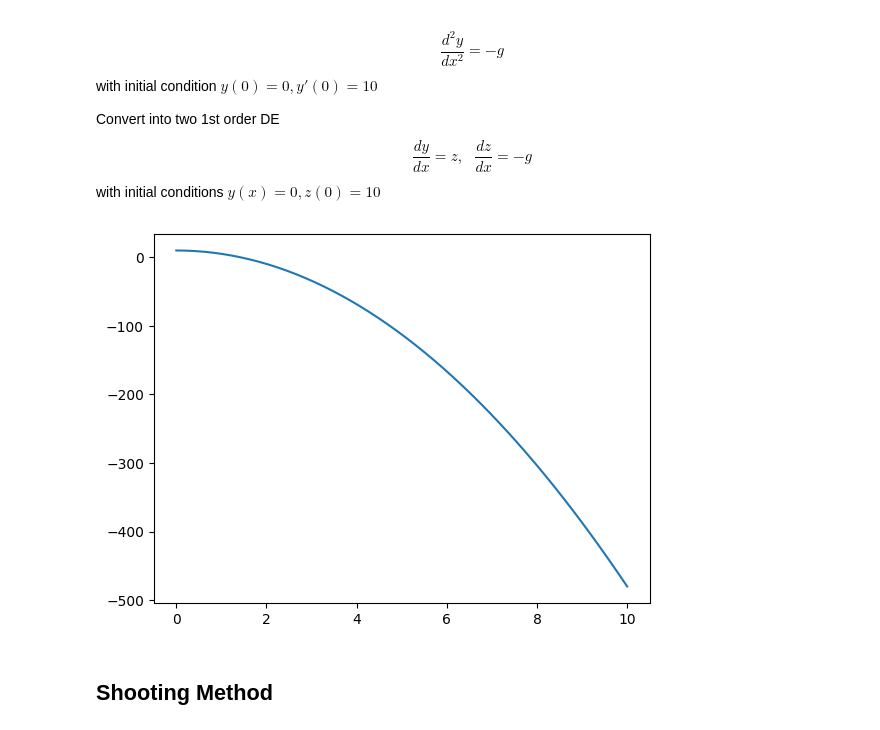
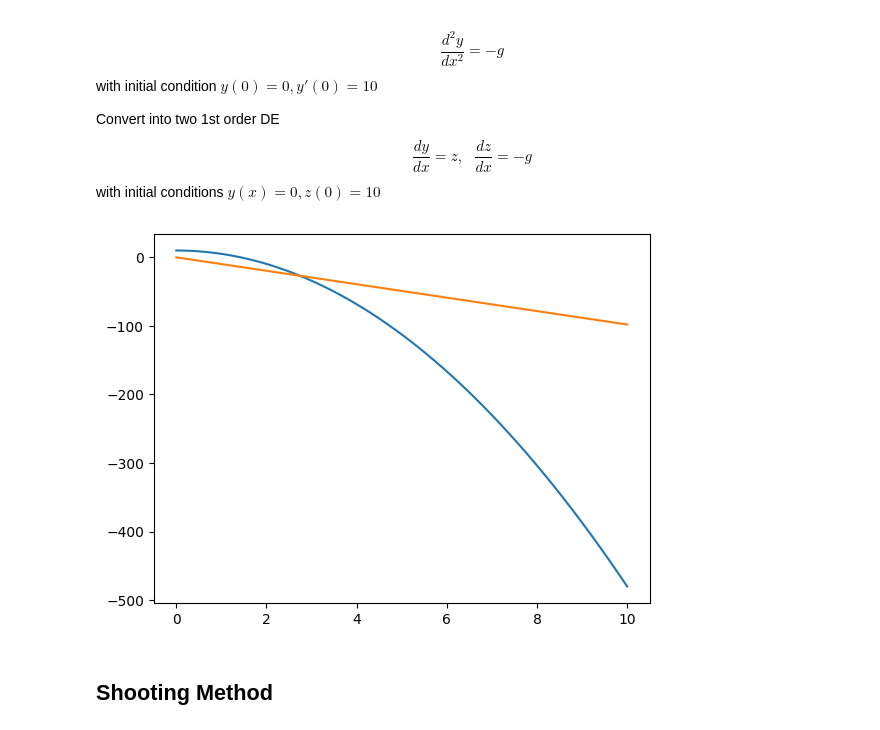
Before and after one commit to navgaur/Mathematical-Physics-III, a Jupyter notebook: DE_UGCF.ipynb, the cells around one changed output. Cells and saved outputs as stored; diff of their text form; code cells hidden in the pictures.

```diff
--- a/DE_UGCF.ipynb
+++ b/DE_UGCF.ipynb
@@ -381,23 +381,24 @@ with initial conditions $y(x) = 0, z(0) = 10$
 # %%
 import numpy as np
 from scipy.integrate import odeint
 import matplotlib.pyplot as plt
 
 g = 9.8
 
 def dydx(Y,x):
   dydt = Y[1]
   dvdt = - g
   return [dydt, dvdt]
 
 x = np.linspace(0,10,50)
 y0 = [10,0]
 sol = odeint(dydx,y0,x)
 
 plt.plot(x,sol[:,0])
+plt.plot(x,sol[:,1])
 plt.show()
 # %% [output]
-[figure, old version]
+[figure, new version]
 # %% [markdown]
 ## Shooting Method
 # %%
```
